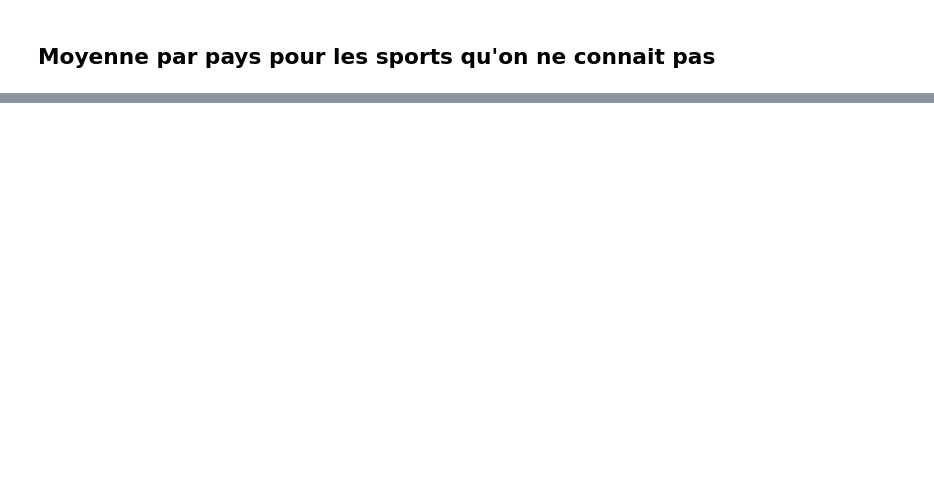
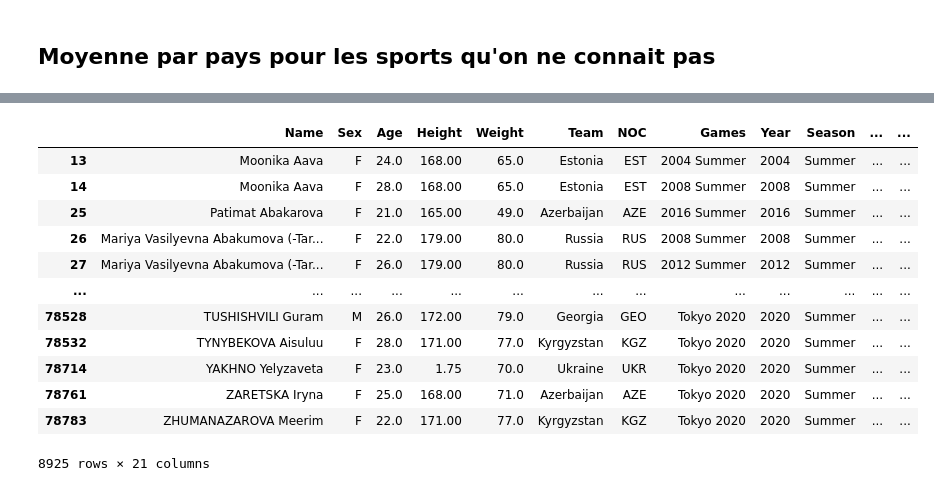
Before and after one commit to nastoo/tp-methodes-pour-analytique, a Jupyter notebook: Projet_FLO.ipynb, the cells around one changed output, grey strips where cells are left out. Saved outputs shown, nothing was run; the diff lists cells and outputs as text; code cells hidden in the pictures; blank space fills up the shorter version.

```diff
--- a/Projet_FLO.ipynb
+++ b/Projet_FLO.ipynb
@@ -791,0 +899,2 @@ In [194] used 37.4 MiB RAM in 0.84s (system mean cpu 35%, single max cpu 91%), p
+# %%
+response_soviet=requests.get(url_soviet)
@@ -791,0 +903,2 @@ In [194] used 37.4 MiB RAM in 0.84s (system mean cpu 35%, single max cpu 91%), p
+# %%
+soup_soviet=BeautifulSoup(response_soviet.text,'html.parser')
@@ -791,0 +907,12 @@ In [194] used 37.4 MiB RAM in 0.84s (system mean cpu 35%, single max cpu 91%), p
+# %%
+L_pays_soviet=[]
+
+pays_soviet=soup_soviet.findAll('b')
+#print(pays_soviet)
+for pays in pays_soviet:
+    b=pays.find('a')
+    if b is not None:
+        L_pays_soviet.append(b.text)
+L_pays_soviet=L_pays_soviet[:15]
+
+L_pays_soviet
@@ -791,0 +936,2 @@ In [194] used 37.4 MiB RAM in 0.84s (system mean cpu 35%, single max cpu 91%), p
+# %%
+complete_urss_regime=lambda x : 1 if x in L_pays_soviet else 0
@@ -791,0 +940,16 @@ In [194] used 37.4 MiB RAM in 0.84s (system mean cpu 35%, single max cpu 91%), p
+# %%
+df_complete['Soviet_past']=df_complete['Country'].apply(complete_urss_regime)
+# %% [output]
+|  | Name | Sex | Age | Height | Weight | Team | NOC | Games | Year | Season | ... | ... |
+| 13 | Moonika Aava | F | 24.0 | 168.00 | 65.0 | Estonia | EST | 2004 Summer | 2004 | Summer | ... | ... |
+| 14 | Moonika Aava | F | 28.0 | 168.00 | 65.0 | Estonia | EST | 2008 Summer | 2008 | Summer | ... | ... |
+| 25 | Patimat Abakarova | F | 21.0 | 165.00 | 49.0 | Azerbaijan | AZE | 2016 Summer | 2016 | Summer | ... | ... |
+| 26 | Mariya Vasilyevna Abakumova (-Tar... | F | 22.0 | 179.00 | 80.0 | Russia | RUS | 2008 Summer | 2008 | Summer | ... | ... |
+| 27 | Mariya Vasilyevna Abakumova (-Tar... | F | 26.0 | 179.00 | 80.0 | Russia | RUS | 2012 Summer | 2012 | Summer | ... | ... |
+| ... | ... | ... | ... | ... | ... | ... | ... | ... | ... | ... | ... | ... |
+| 78528 | TUSHISHVILI Guram | M | 26.0 | 172.00 | 79.0 | Georgia | GEO | Tokyo 2020 | 2020 | Summer | ... | ... |
+| 78532 | TYNYBEKOVA Aisuluu | F | 28.0 | 171.00 | 77.0 | Kyrgyzstan | KGZ | Tokyo 2020 | 2020 | Summer | ... | ... |
+| 78714 | YAKHNO Yelyzaveta | F | 23.0 | 1.75 | 70.0 | Ukraine | UKR | Tokyo 2020 | 2020 | Summer | ... | ... |
+| 78761 | ZARETSKA Iryna | F | 25.0 | 168.00 | 71.0 | Azerbaijan | AZE | Tokyo 2020 | 2020 | Summer | ... | ... |
+| 78783 | ZHUMANAZAROVA Meerim | F | 22.0 | 171.00 | 77.0 | Kyrgyzstan | KGZ | Tokyo 2020 | 2020 | Summer | ... | ... |
+8925 rows × 21 columns
```
Also changed, not shown: parts of 90 cells of this notebook.
